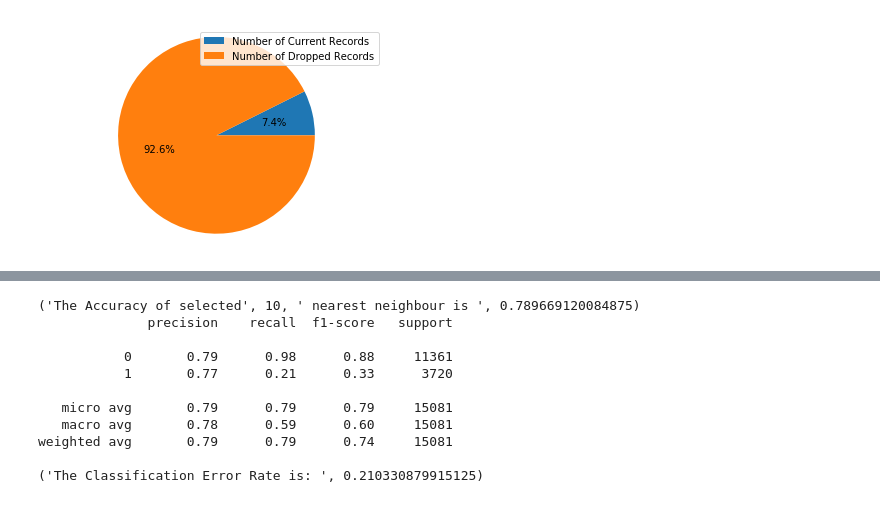
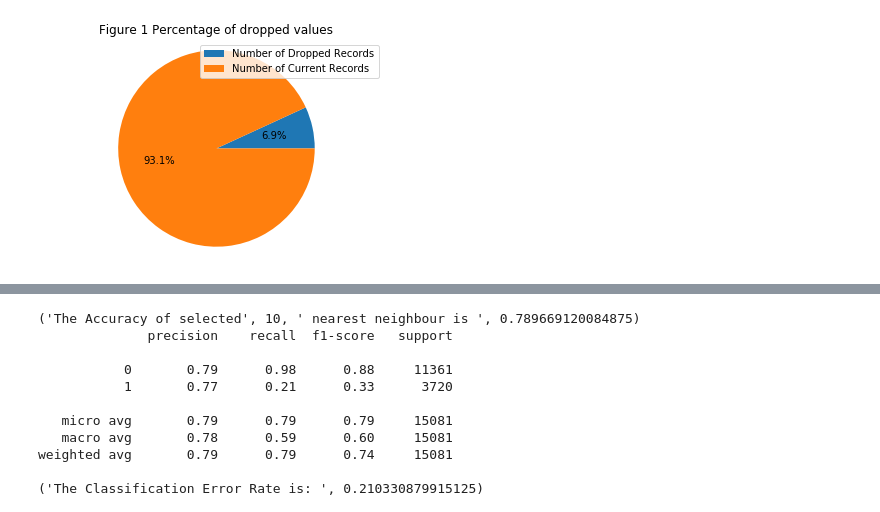
Before and after one commit to s3604730/PDSAssignment2, a Jupyter notebook: Assignment2.ipynb, the cells around one changed output, grey strips where cells are left out. Saved outputs shown, nothing was run; the diff lists cells and outputs as text; code cells hidden in the pictures.

```diff
--- a/Assignment2.ipynb
+++ b/Assignment2.ipynb
@@ -5,6 +5,7 @@
 #importing packages
 import numpy as np
 import pandas as pd
+import matplotlib.pyplot as plt
 
 #read the csv
 df = pd.read_csv("AdultData.csv",sep = None, engine = 'python',header = None, decimal = '.', names = ['age', 'workclass', 'fnlwgt', 'education', 'education-num', 'marital-status', 'occupation', 'relationship', 'race', 'sex', 'capital-gain', 'capital-loss', 'hours-per-week', 'native-country','income' ]  )
@@ -12,6 +13,8 @@ df = pd.read_csv("AdultData.csv",sep = None, engine = 'python',header = None, de
 df.dtypes
 #checking the count of the columns
 df.count()
+#copy the data
+df_1 = df
 #checking age range first
 dfAge = df['age']
 dfAgeRangeCheck = dfAge.between(16,100)
@@ -28,7 +31,7 @@ df.count()
 #calculate the percentage of missing values
 p = (1836.0/32561)
 #p=0.056 which means only 5.6% values have missed. It is very insignificant, so we will drop them
-df = df[df["workclass"] != "?" ]
+
 # we can see that there are a few missing values
 #Next is fnlwgt
 dfFinalWeight = df['fnlwgt']
@@ -58,7 +61,7 @@ df.count()
 #calculate the percentage of missing values
 p = (7.0/30725)
 #p=0.00022 which means only 5.6% values have missed. It is very insignificant, so we will drop them
-df = df[df["occupation"] != "?" ]
+
 #next is relationship
 dfRelationship = df['relationship']
 dfRelationship.value_counts()
@@ -71,33 +74,34 @@ dfSex = df['sex']
 dfSex.value_counts()
 #no missing variables, so onto the next of capital-gain 0 or above
 dfCapitalGain = df['capital-gain']
 dfCapitalGainCheck = dfCapitalGain.between(0,999999)
 dfCapitalGainCheck[dfCapitalGainCheck[:] == False]
 #capital-loss check 0 or above
 dfCapitalLoss = df['capital-loss']
 dfCapitalLossCheck = dfCapitalLoss.between(0,999999)
 dfCapitalLossCheck[dfCapitalLossCheck[:] == False]
 #checking if hours per week is at least 0 and above
 dfHoursPerWeek = df['hours-per-week']
 dfHoursPerWeekCheck = dfHoursPerWeek.between(0,9999999)
 dfHoursPerWeekCheck[dfHoursPerWeekCheck[:] == False]
 #checking native countries, 556 records of '?' values
 df['native-country'].value_counts()
 #total number of missing values
 mv=mv+556
 #remove whitespace
 df['native-country']=df['native-country'].str.strip()
 #total counts of dataset, total records is 30178
 df.count()
 #calculate the percentage of missing values
 p = (556.0/30178)
 #p=0.0184 which means only 5.6% values have missed. It is very insignificant, so we will drop them
-df = df[df["native-country"] != "?" ]
+
 #Plot to show how many records have been deleted vs. current number of records
 plt.pie([mv, df.shape[0]],autopct='%1.1f%%', shadow=False)
-plt.legend(['Number of Current Records', 'Number of Dropped Records'])
+plt.legend(['Number of Dropped Records', 'Number of Current Records'])
 plt.axis('equal')
+plt.title("Figure 1 Percentage of dropped values")
 plt.show()
 #after drop missing values, data are still big enough to further investigate.
 # %% [output]
-[figure, old version]
+[figure, new version]
```
Also changed, not shown: parts of 3 cells of this notebook, 1 other file.
